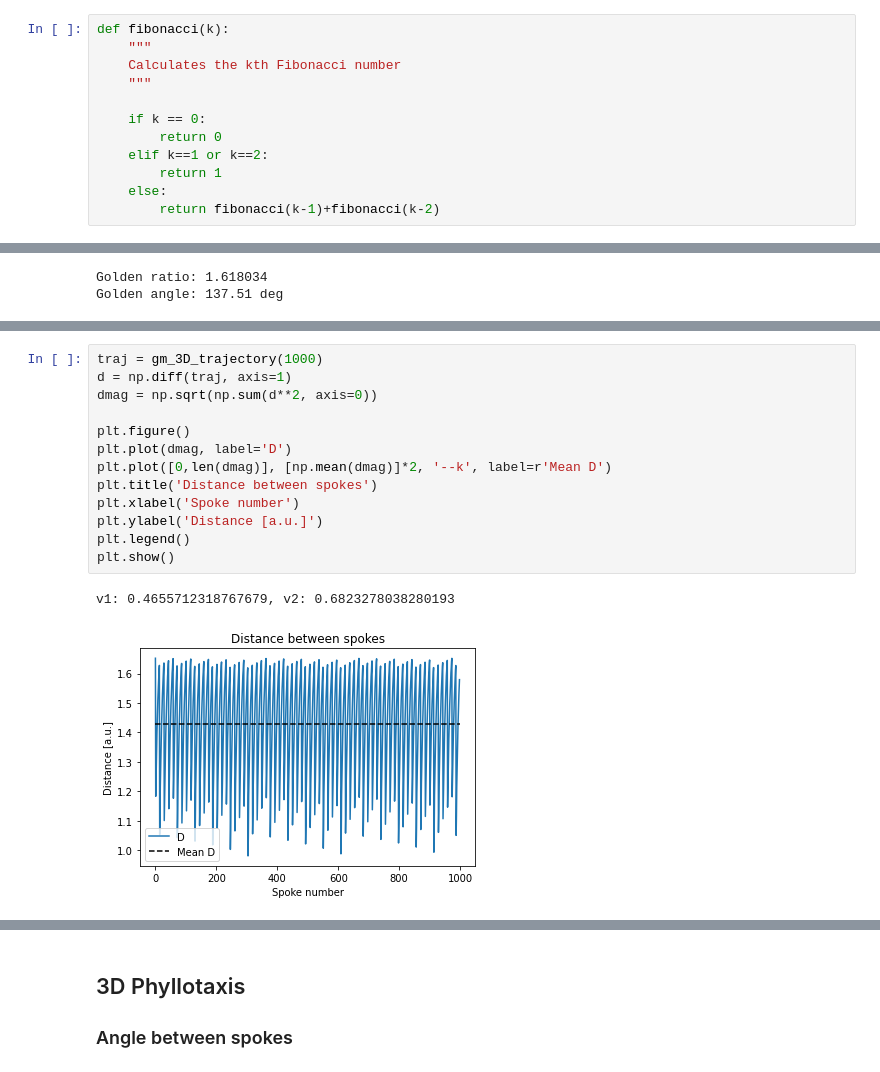
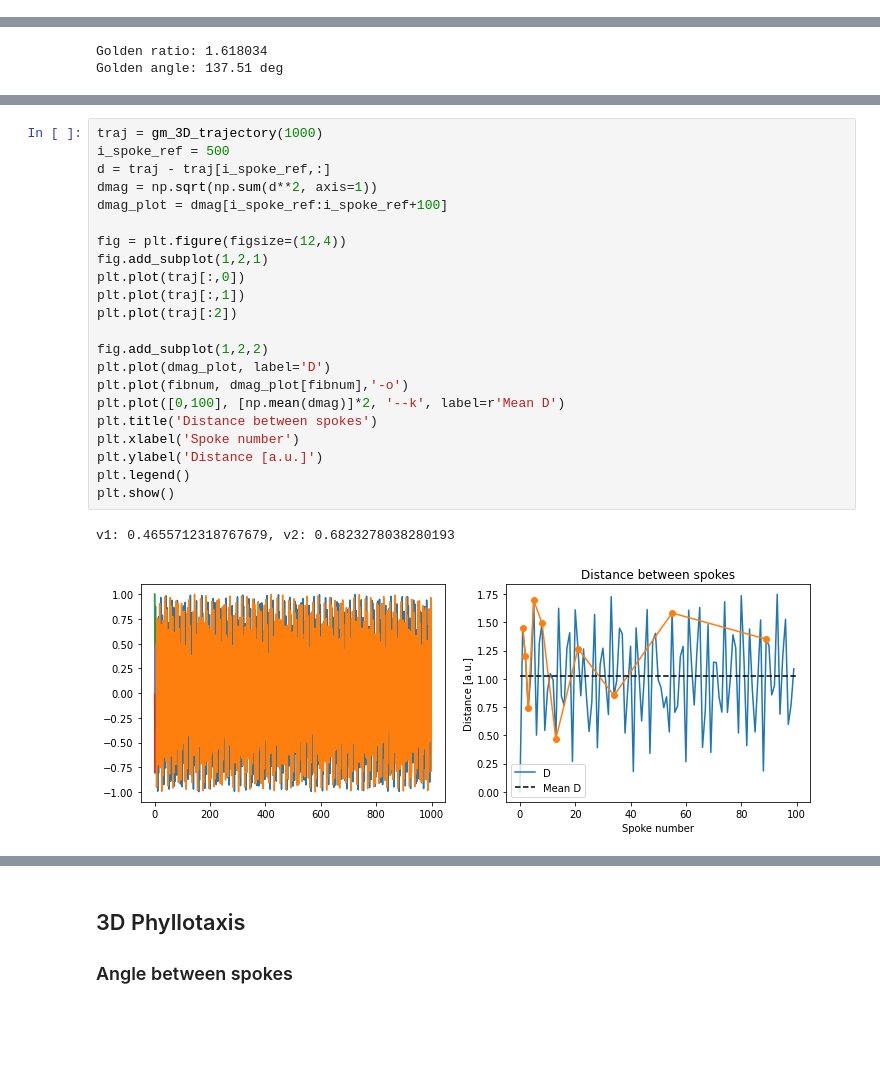
Before and after one commit to emilljungberg/merlin_mrm, a Jupyter notebook: notebooks/Section 2.1 - An interleaved 3D Phyllotaxis Trajectory.ipynb, the cells around one changed output, grey strips where cells are left out. Drawn from its saved outputs; the diff is of its cells as text; blank space fills up the shorter version.

```diff
--- a/notebooks/Section 2.1 - An interleaved 3D Phyllotaxis Trajectory.ipynb
+++ b/notebooks/Section 2.1 - An interleaved 3D Phyllotaxis Trajectory.ipynb
@@ -13,15 +10,3 @@ scipy.__path__
-# %%
-def fibonacci(k):
-    """
-    Calculates the kth Fibonacci number
-    """
-
-    if k == 0:
-        return 0
-    elif k==1 or k==2:
-        return 1
-    else:
-        return fibonacci(k-1)+fibonacci(k-2)
 # %%
 # Golden ratio
 g = (1 + np.sqrt(5))/2
@@ -68,16 +94,25 @@ def gm_3D_trajectory(n):
 # %%
 traj = gm_3D_trajectory(1000)
-d = np.diff(traj, axis=1)
-dmag = np.sqrt(np.sum(d**2, axis=0))
+i_spoke_ref = 500
+d = traj - traj[i_spoke_ref,:]
+dmag = np.sqrt(np.sum(d**2, axis=1))
+dmag_plot = dmag[i_spoke_ref:i_spoke_ref+100]
 
-plt.figure()
-plt.plot(dmag, label='D')
-plt.plot([0,len(dmag)], [np.mean(dmag)]*2, '--k', label=r'Mean D')
+fig = plt.figure(figsize=(12,4))
+fig.add_subplot(1,2,1)
+plt.plot(traj[:,0])
+plt.plot(traj[:,1])
+plt.plot(traj[:2])
+
+fig.add_subplot(1,2,2)
+plt.plot(dmag_plot, label='D')
+plt.plot(fibnum, dmag_plot[fibnum],'-o')
+plt.plot([0,100], [np.mean(dmag)]*2, '--k', label=r'Mean D')
 plt.title('Distance between spokes')
 plt.xlabel('Spoke number')
 plt.ylabel('Distance [a.u.]')
 plt.legend()
 plt.show()
 # %% [output]
 v1: 0.4655712318767679, v2: 0.6823278038280193
-[figure, old version]
+[figure, new version]
```
Also changed, not shown: parts of 20 cells of this notebook.
